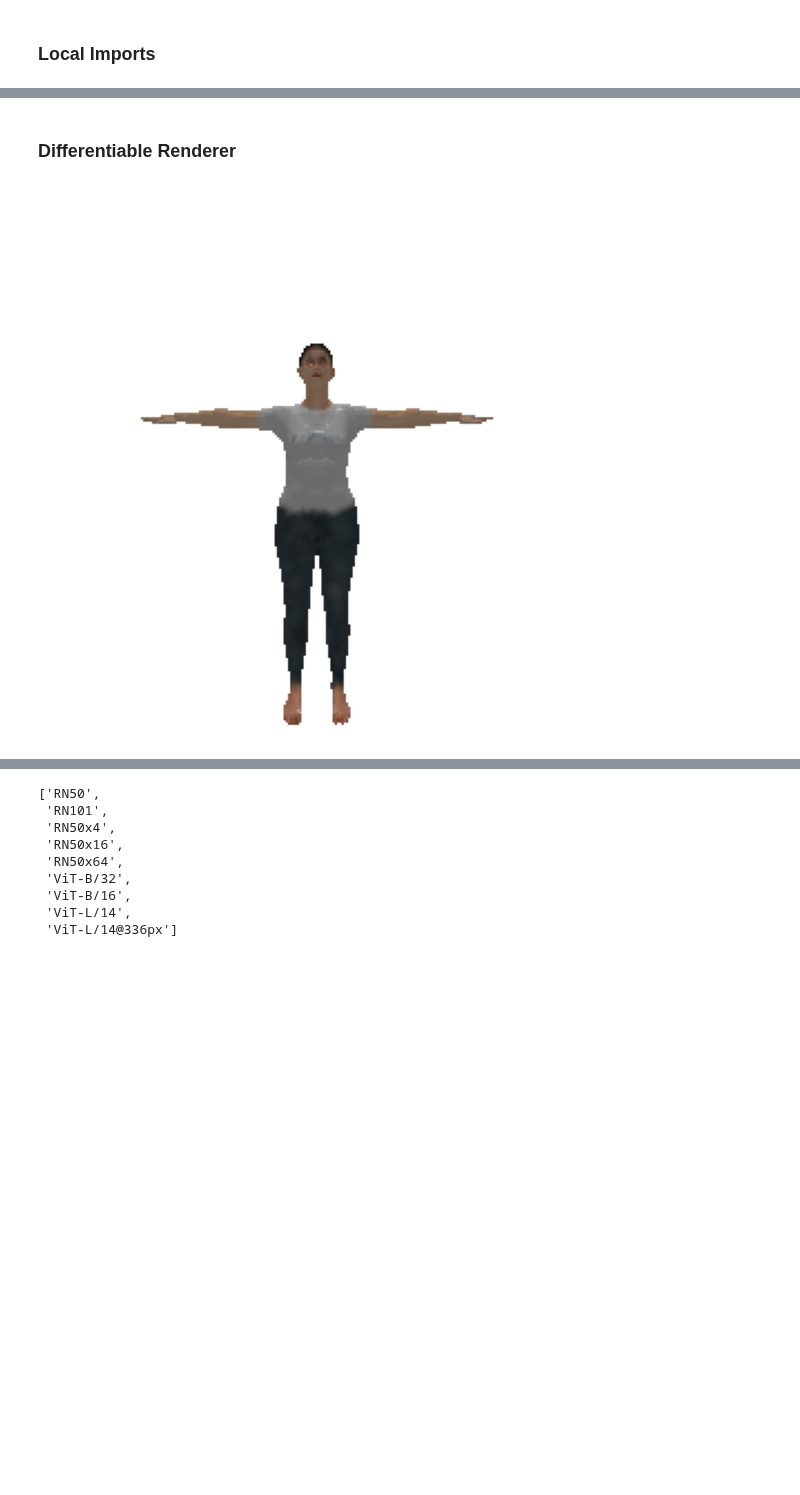
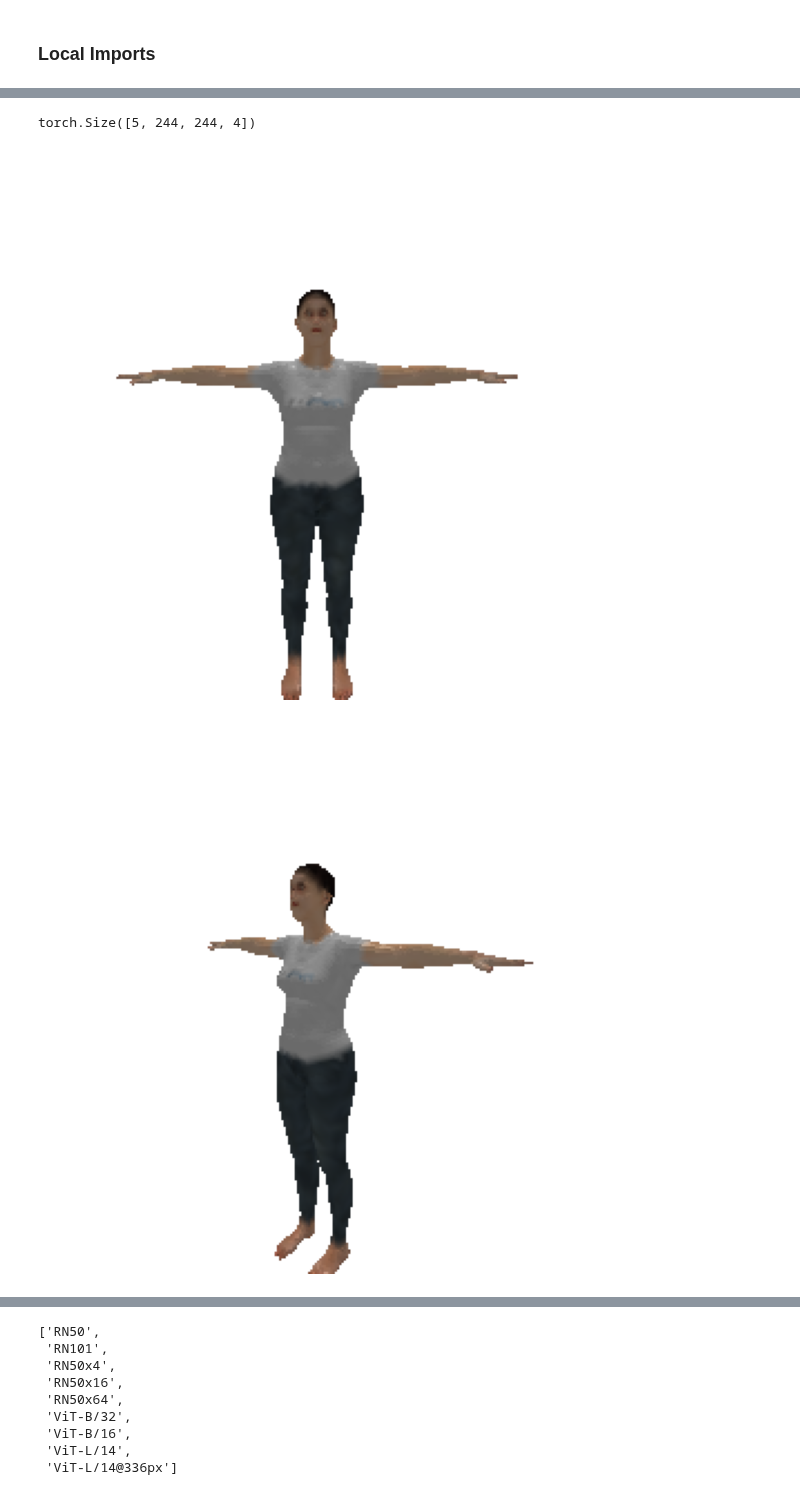
Before and after one commit to B4Farouk/smpl-dr-clip, a Jupyter notebook: simpledCLIP3.ipynb, the cells around one changed output, grey strips where cells are left out. Saved outputs shown, nothing was run; the diff lists cells and outputs as text; code cells hidden in the pictures; blank space fills up the shorter version.

Commit message:
Version with additional tests, and multi-rendering support (still need to implement optimization with multi-rendering)

```diff
--- a/simpledCLIP3.ipynb
+++ b/simpledCLIP3.ipynb
@@ -152,28 +176,37 @@ import clip
 txfactory = TexturesFactory(device=dev)
 colored_reference_SMPL = trimesh.load("project/SMPL_female_with_colors.obj", process=False)
 # use the texture factory to create a texture generator: a function that takes faces and creates a texture
-def texture_generator(vert,faces):
-  return txfactory.from_image(colored_reference_SMPL ,vert,faces )
+def texture_generator(verts,faces):
+  return txfactory.from_image(colored_reference_SMPL ,verts, faces)
 # pose and shape initalization
 pose_vect = torch.zeros((1, 72), device=dev) # theta, used in optimization
 shape_vect = torch.ones((1, 10), device=dev) # beta, not used in optimization
 # create the smpl model
-smpl_model = SMPLwrapper(model=None, txmapping=texture_generator, device=dev) #model=None uses the default model
+smpl_model = SMPLwrapper(model=None, batchsize=5, txmapping=texture_generator, device=dev) #model=None uses the default model
 # create the mesh
-mesh = smpl_model.mesh(theta=pose_vect, beta=shape_vect)
+meshes = smpl_model.meshes(theta=pose_vect, beta=shape_vect)
-# %% [markdown]
-### Differentiable Renderer
 # %%
 # create a cameras factory
 camsfactory = CamerasFactory(device=dev)
-# create a camera using the cameras factory
-camera = camsfactory.fov_persp_scs(coords=(2.25, 0, 3), fov=60, frustrum_depth=(1, 100))
+# cameras' spherical coordinates
+radiuses = [2]*5
+azimuths = (0, 45, 135, -45, -135)
+elevations = [10]*5
+coords = (radiuses, azimuths, elevations)
+# create cameras using cameras factory
+cameras = camsfactory.fov_persp_scs(coords=coords, fov=60, frustrum_depth=(1, 100))
 # create a renderer
-renderer = Renderer(device=dev, cameras=camera)
-# render the textured mesh generated by SMPL
-image = renderer.render(mesh)
+renderer = Renderer(device=dev, cameras=cameras)
+# render the textured meshes generated by SMPL
+test_imgs_t = renderer.render(meshes)
+# shape of the rendered images
+test_imgs_t.shape
+# %% [output]
+torch.Size([5, 244, 244, 4])
 # %%
 # a quick visualization of the rendered mesh
-plot_image_t(image);
+for test_img_t in test_imgs_t:
+  plot_image_t(test_img_t)
 # %% [output]
-[figure, old version]
+[figure, new version]
+[figure, added]
```
Also changed, not shown: parts of 22 cells of this notebook.
